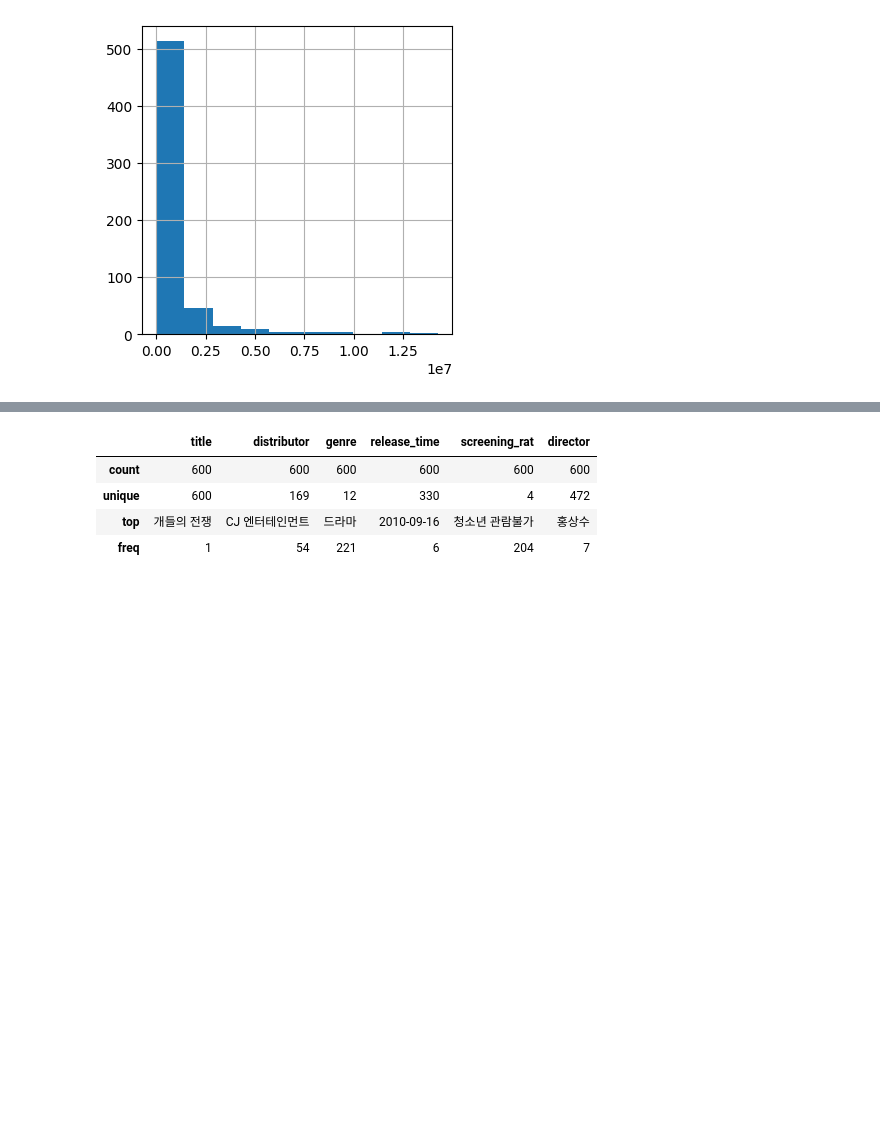
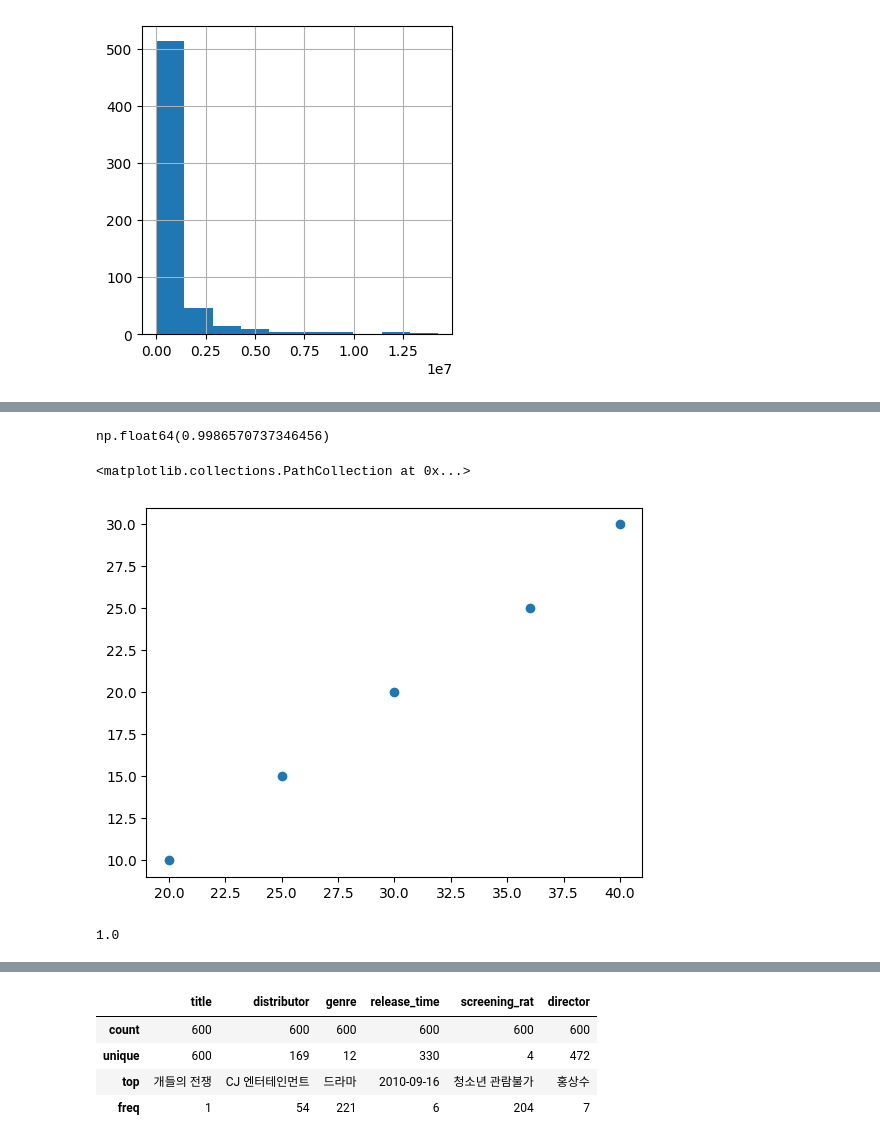
Before and after one commit to 77eileen/python, a Jupyter notebook: 15pandas/pandas-data-analysis-main/part5/20251002_2_movie.ipynb, the cells around one changed output, grey strips where cells are left out. Cells and saved outputs as stored; diff of their text form; code cells hidden in the pictures; blank space fills up the shorter version.

```diff
--- a/15pandas/pandas-data-analysis-main/part5/20251002_2_movie.ipynb
+++ b/15pandas/pandas-data-analysis-main/part5/20251002_2_movie.ipynb
@@ -152,0 +184,62 @@ sns.heatmap(temp, annot=True, cmap='coolwarm', fmt='.2f')
+# %%
+#ex) x(온도) y(아이스크림 판매량)
+#피어슨 상관관계 계산
+import numpy as np
+X = np.array([20,25,30,36,40])
+y = np.array([10,15,20,25,30])
+
+#평균
+x_mean = X.mean()
+y_mean = y.mean()
+
+#편차
+x_ = X-x_mean
+y_ = y-y_mean
+
+#편차 곱의 합 ==> 분자
+(x_ * y_).sum()
+
+#편차의 제곱의 합
+(x_**2).sum(), (y_ **2).sum()
+
+#분모
+(x_**2).sum() * (y_ **2).sum()
+np.sqrt((x_**2).sum() * (y_ **2).sum())
+
+#최종 계산
+(x_ * y_).sum() / np.sqrt((x_**2).sum() * (y_ **2).sum())
+# %% [output]
+np.float64(0.9986570737346456)
+# %%
+import matplotlib.pyplot as plt
+plt.scatter(X,y)
+#상기 값의 결과가 0.998657.. 1에 가까우나 1이 아님. 그래서 x=36 의값이 선형에서 조금 벗어나는 것으로 보임.
+# %% [output]
+<matplotlib.collections.PathCollection at 0x...>
+[figure, added]
+# %%
+# - 스피어만 상관계수
+# <br> : 두 변수의 순위(rank)를 변환한 후 적용 - 실제데이터 값 대신에 순위를 사용
+# <br> : 이상치나 비선형 관계에 적합
+# 1. 각 변수 x와 y의 데이터를 오름차순으로 정렬해 순위 부여 (동점 평균순위 사용)
+# 2. 각 데이터 쌍의 순위 차이(di = rank x - rank y)
+# 3. di^2 의 합을 계산
+# 4. 1-( di^2 합 / n(n^2 - 1) )
+
+
+#ex) x(온도) y(아이스크림 판매량)
+#스피어만 상관관계 계산
+import numpy as np
+X = np.array([20,25,30,36,40])
+y = np.array([10,15,20,25,30])
+
+rank_x = [1,2,3,4,5]
+rank_y = [1,2,3,4,5]
+
+#순위차이
+di = [0,0,0,0,0]  #순위차이가 없음. 모두 동일 순위
+
+#분자 = 0
+1-(0 / 5*(25-1))  #총 결과 : 스피어만 상관계수는 1 ==> 상관관계가 있다... 이상치가 있을 때는 이게 더 적합.
+# %% [output]
+1.0
```
Also changed, not shown: parts of 7 cells of this notebook, 1 other file.
